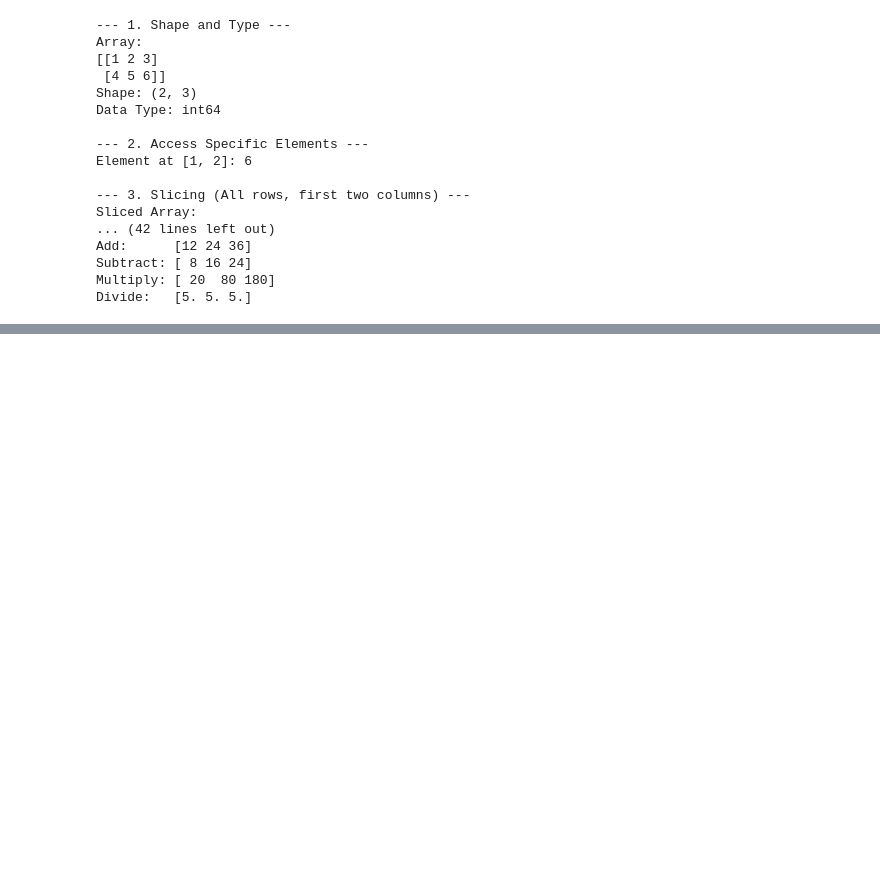
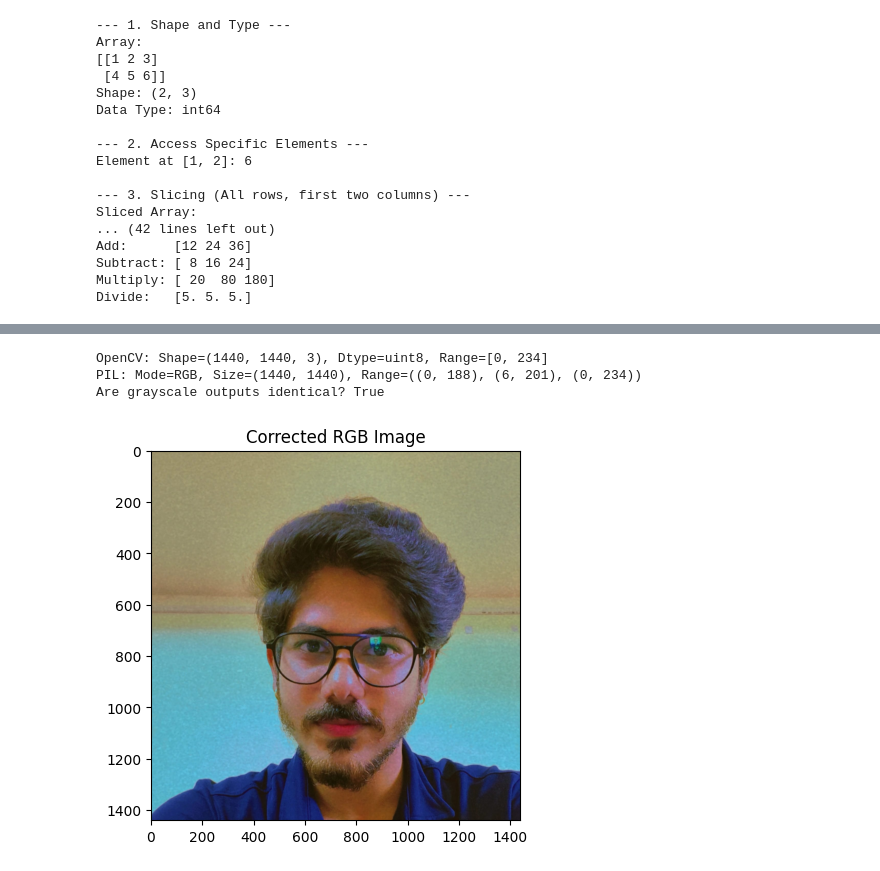
Before and after one commit to ChnssA/deep-learning-subject, a Jupyter notebook: deep_learning_labsheet_1_.ipynb, the cells around one changed output, grey strips where cells are left out. Drawn from its saved outputs; the diff is of its cells as text; code cells hidden in the pictures; blank space fills up the shorter version.

```diff
--- a/deep_learning_labsheet_1_.ipynb
+++ b/deep_learning_labsheet_1_.ipynb
@@ -114,0 +166,38 @@ Divide:   [5. 5. 5.]
+# %%
+import cv2
+from PIL import Image
+import numpy as np
+
+# 1. Loading
+img_path = '/content/profile image chnss.jpeg'
+cv_img = cv2.imread(img_path)
+pil_img = Image.open(img_path)
+
+print(f"OpenCV: Shape={cv_img.shape}, Dtype={cv_img.dtype}, Range=[{cv_img.min()}, {cv_img.max()}]")
+print(f"PIL: Mode={pil_img.mode}, Size={pil_img.size}, Range={pil_img.getextrema()}")
+
+# 2. Grayscale conversion
+cv_gray = cv2.cvtColor(cv_img, cv2.COLOR_BGR2GRAY)
+pil_gray = np.array(pil_img.convert('L'))
+
+# Verify identity
+identical = np.array_equal(cv_gray, pil_gray)
+print(f"Are grayscale outputs identical? {identical}")
+# %% [output]
+OpenCV: Shape=(1440, 1440, 3), Dtype=uint8, Range=[0, 234]
+PIL: Mode=RGB, Size=(1440, 1440), Range=((0, 188), (6, 201), (0, 234))
+Are grayscale outputs identical? True
+# %%
+import matplotlib.pyplot as plt
+
+img_bgr = cv2.imread(img_path)
+
+# Why it looks wrong: Matplotlib expects RGB, but OpenCV provides BGR.
+# Fix:
+img_rgb = cv2.cvtColor(img_bgr, cv2.COLOR_BGR2RGB)
+
+plt.imshow(img_rgb)
+plt.title("Corrected RGB Image")
+plt.show()
+# %% [output]
+[figure, added]
```
Also changed, not shown: parts of 6 cells of this notebook.
